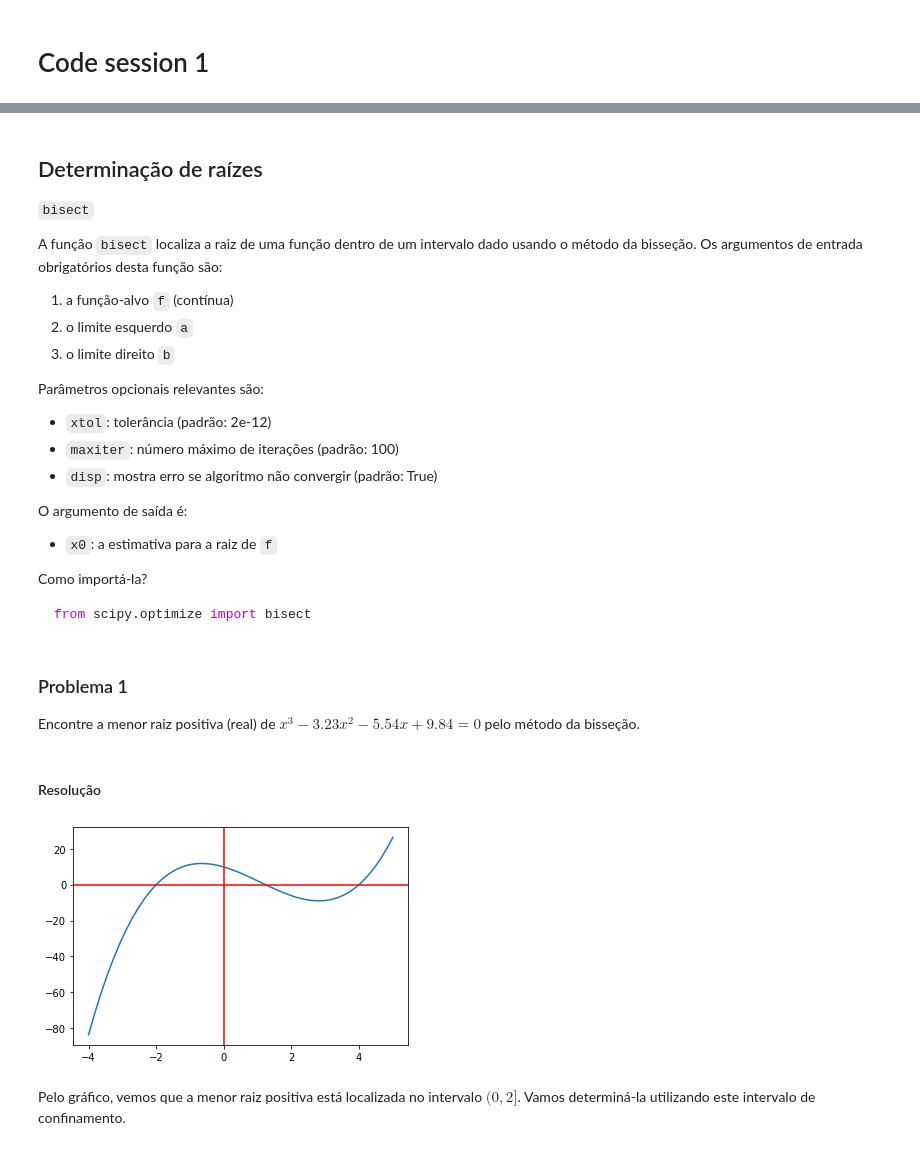
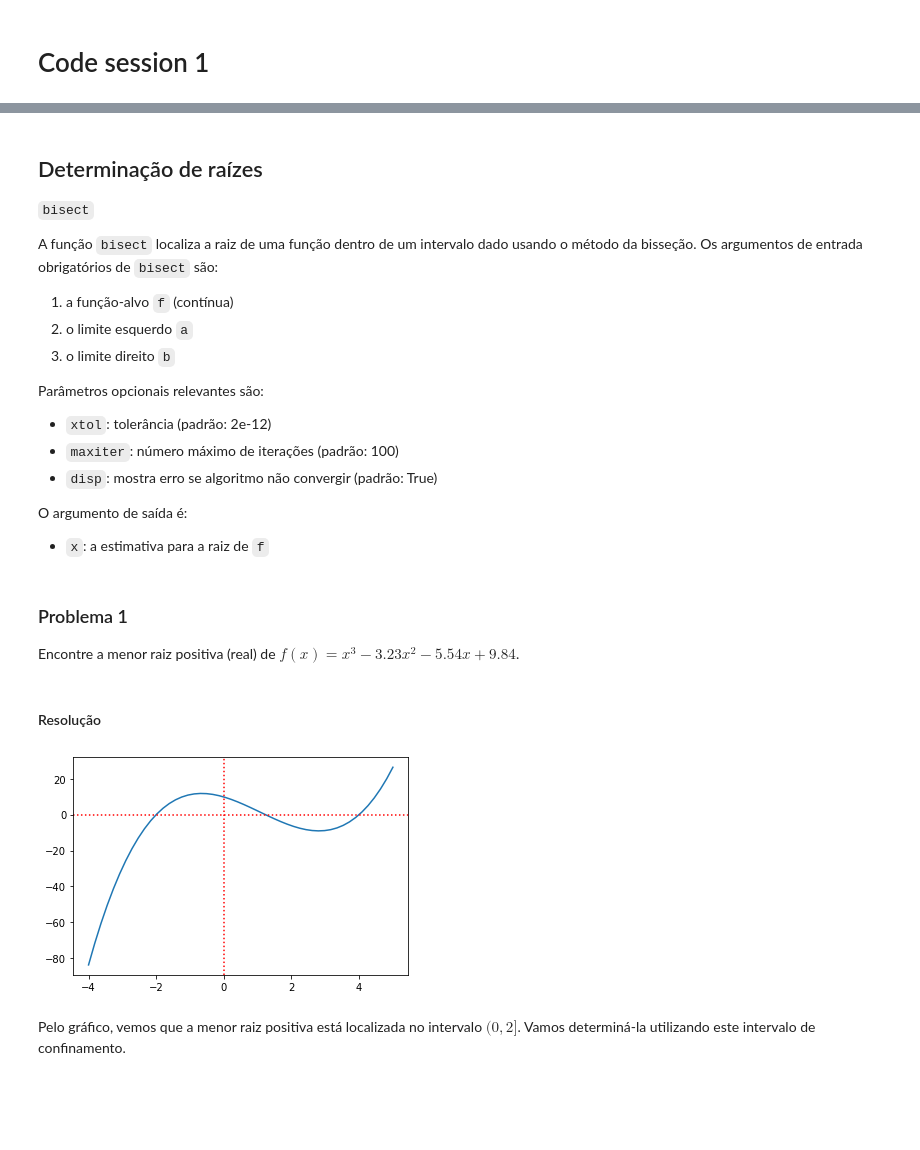
Before and after one commit to gcpeixoto/LVMN, a Jupyter notebook: _build/jupyter_execute/code-sessions/codeSession-1-bisect.ipynb, the cells around one changed output, grey strips where cells are left out. Drawn from its saved outputs; the diff is of its cells as text; code cells hidden in the pictures; blank space fills up the shorter version.

````diff
--- a/_build/jupyter_execute/code-sessions/codeSession-1-bisect.ipynb
+++ b/_build/jupyter_execute/code-sessions/codeSession-1-bisect.ipynb
@@ -8,8 +11,7 @@ import matplotlib.pyplot as plt
 
 `bisect`
 
-A função `bisect` localiza a raiz de uma função dentro de um intervalo dado usando o método da bisseção.
-Os argumentos de entrada obrigatórios desta função são:
+A função `bisect` localiza a raiz de uma função dentro de um intervalo dado usando o método da bisseção. Os argumentos de entrada obrigatórios de `bisect` são:
 
 1. a função-alvo `f` (contínua)
 2. o limite esquerdo `a`
@@ -23,11 +25,5 @@ Parâmetros opcionais relevantes são:
 
 O argumento de saída é:
 
-- `x0`: a estimativa para a raiz de `f`
-
-Como importá-la?
-
-```python
-from scipy.optimize import bisect
-```
+- `x`: a estimativa para a raiz de `f`
 # %%
@@ -35,7 +32,7 @@ from scipy.optimize import bisect
 # %% [markdown]
 ### Problema 1
 
-Encontre a menor raiz positiva (real) de $x^{3} - 3.23x^{2} - 5.54x + 9.84 = 0$  pelo método da bisseção.
+Encontre a menor raiz positiva (real) de $f(x) = x^{3} - 3.23x^{2} - 5.54x + 9.84$.
 # %% [markdown]
 #### Resolução
 # %%
@@ -43,13 +40,13 @@ Encontre a menor raiz positiva (real) de $x^{3} - 3.23x^{2} - 5.54x + 9.84 = 0$
 def f(x):
     return x**3 - 3.23*x**2 - 5.54*x + 9.84
 # %%
-# analise gráfica
+# Analise gráfica simples
 x = np.linspace(-4,5)
-plt.plot(x,f(x));
-plt.axhline(y=0,color='r');
-plt.axvline(x=0,color='r');
+plt.plot(x,f(x))
+plt.axhline(y=0,color='r', linestyle=':');
+plt.axvline(x=0,color='r', linestyle=':');
 # %% [output]
-[figure, old version]
+[figure, new version]
 # %% [markdown]
 Pelo gráfico, vemos que a menor raiz positiva está localizada no intervalo $(0,2]$. Vamos determiná-la utilizando este intervalo de confinamento.
 # %%
````
Also changed, not shown: parts of 38 cells of this notebook, 46 other files.
